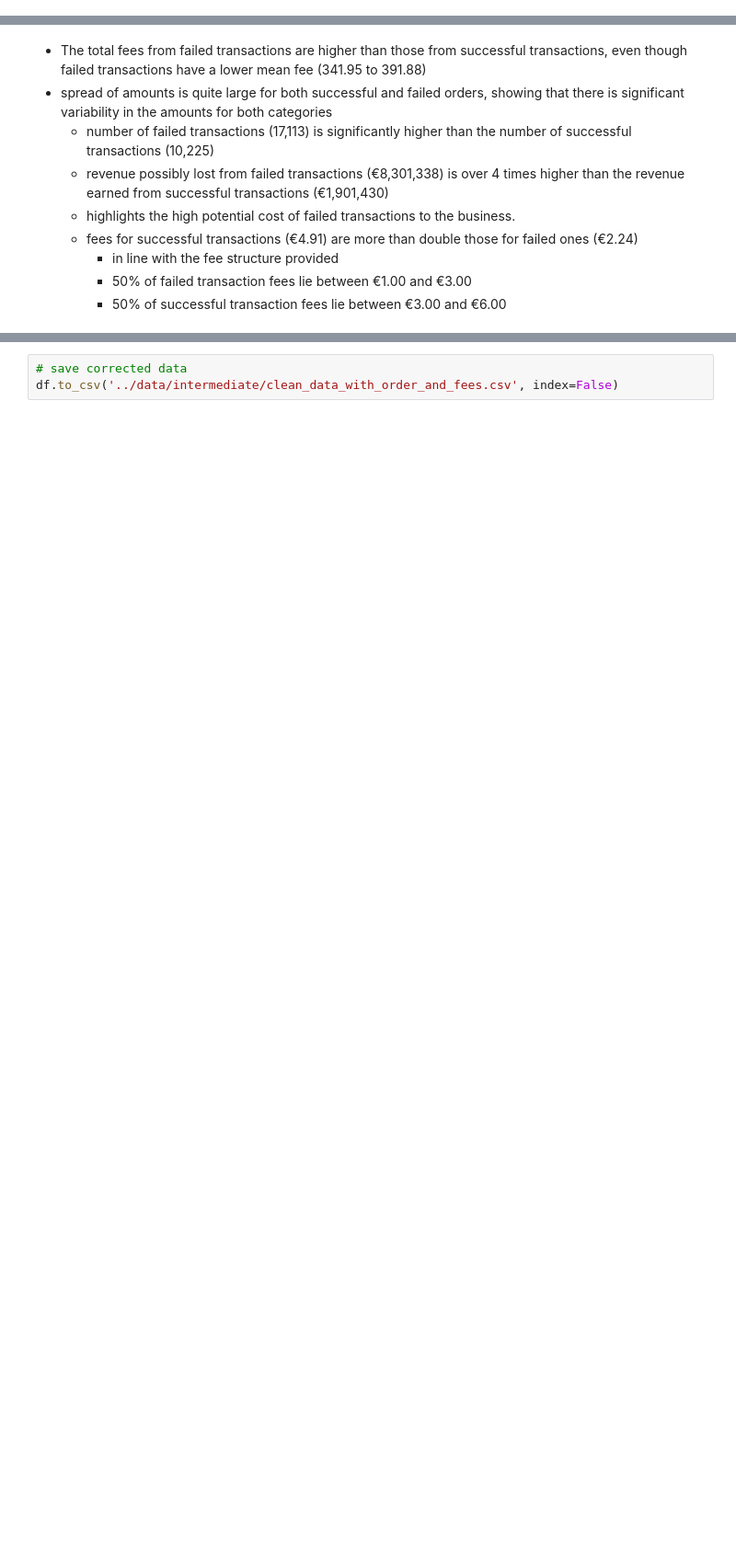
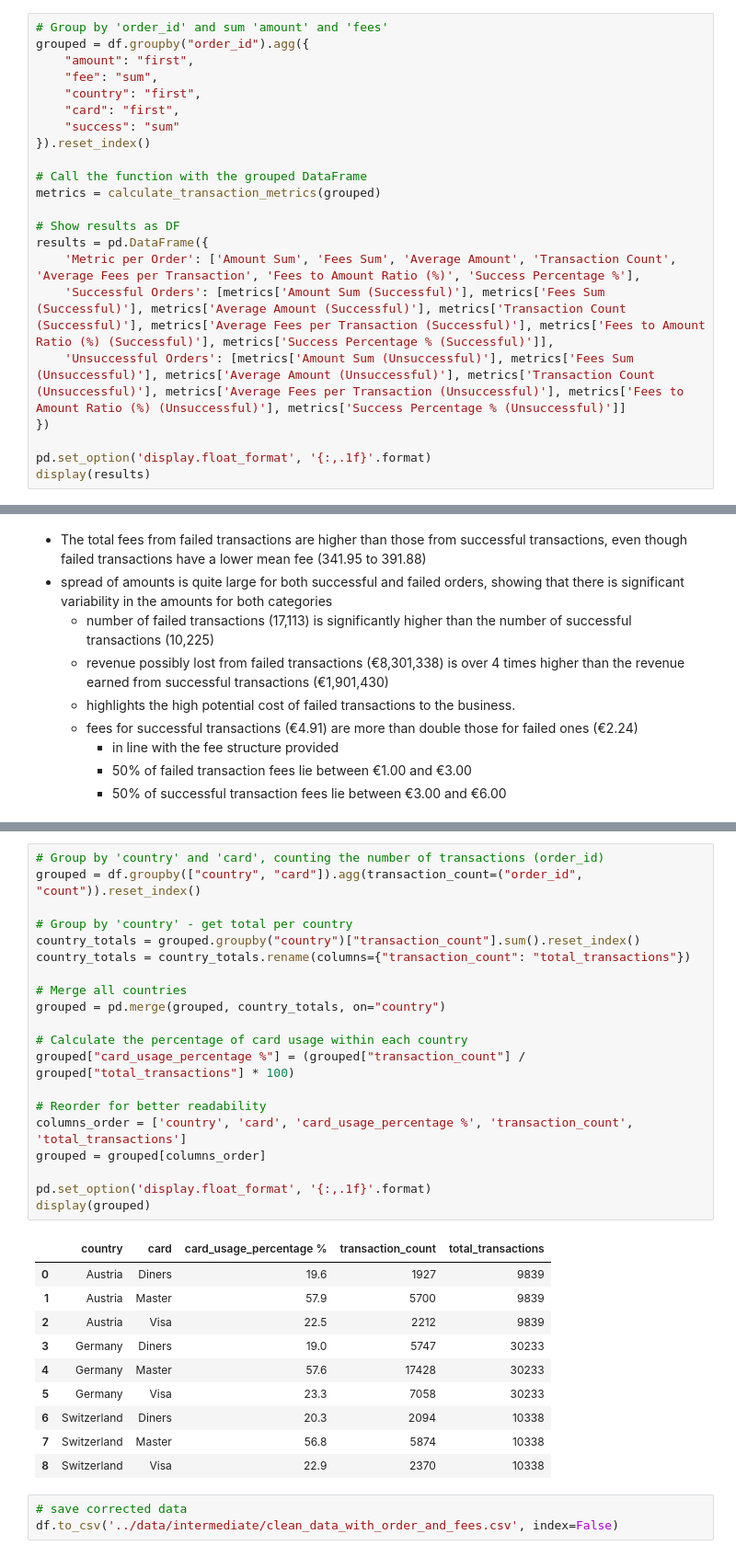
Before and after one commit to jeaend/payment_routing_optimizer, a Jupyter notebook: notebooks/02_purchase_and_cost_analysis.ipynb, the cells around one changed output, grey strips where cells are left out. Shown at 92% size. Cells and saved outputs as stored; diff of their text form; blank space fills up the shorter version.

```diff
--- a/notebooks/02_purchase_and_cost_analysis.ipynb
+++ b/notebooks/02_purchase_and_cost_analysis.ipynb
@@ -371,0 +297,22 @@ Name: amount, dtype: float64
+# %%
+# Group by 'order_id' and sum 'amount' and 'fees'
+grouped = df.groupby("order_id").agg({
+    "amount": "first",
+    "fee": "sum",
+    "country": "first",
+    "card": "first",
+    "success": "sum"
+}).reset_index()
+
+# Call the function with the grouped DataFrame
+metrics = calculate_transaction_metrics(grouped)
+
+# Show results as DF
+results = pd.DataFrame({
+    'Metric per Order': ['Amount Sum', 'Fees Sum', 'Average Amount', 'Transaction Count', 'Average Fees per Transaction', 'Fees to Amount Ratio (%)', 'Success Percentage %'],
+    'Successful Orders': [metrics['Amount Sum (Successful)'], metrics['Fees Sum (Successful)'], metrics['Average Amount (Successful)'], metrics['Transaction Count (Successful)'], metrics['Average Fees per Transaction (Successful)'], metrics['Fees to Amount Ratio (%) (Successful)'], metrics['Success Percentage % (Successful)']],
+    'Unsuccessful Orders': [metrics['Amount Sum (Unsuccessful)'], metrics['Fees Sum (Unsuccessful)'], metrics['Average Amount (Unsuccessful)'], metrics['Transaction Count (Unsuccessful)'], metrics['Average Fees per Transaction (Unsuccessful)'], metrics['Fees to Amount Ratio (%) (Unsuccessful)'], metrics['Success Percentage % (Unsuccessful)']]
+})
+
+pd.set_option('display.float_format', '{:,.1f}'.format)
+display(results)
@@ -382,3 +372,34 @@ Name: amount, dtype: float64
+# %%
+# Group by 'country' and 'card', counting the number of transactions (order_id)
+grouped = df.groupby(["country", "card"]).agg(transaction_count=("order_id", "count")).reset_index()
+
+# Group by 'country' - get total per country
+country_totals = grouped.groupby("country")["transaction_count"].sum().reset_index()
+country_totals = country_totals.rename(columns={"transaction_count": "total_transactions"})
+
+# Merge all countries
+grouped = pd.merge(grouped, country_totals, on="country")
+
+# Calculate the percentage of card usage within each country
+grouped["card_usage_percentage %"] = (grouped["transaction_count"] / grouped["total_transactions"] * 100)
+
+# Reorder for better readability
+columns_order = ['country', 'card', 'card_usage_percentage %', 'transaction_count', 'total_transactions']
+grouped = grouped[columns_order]
+
+pd.set_option('display.float_format', '{:,.1f}'.format)
+display(grouped)
+# %% [output]
+|  | country | card | card_usage_percentage % | transaction_count | total_transactions |
+| 0 | Austria | Diners | 19.6 | 1927 | 9839 |
+| 1 | Austria | Master | 57.9 | 5700 | 9839 |
+| 2 | Austria | Visa | 22.5 | 2212 | 9839 |
+| 3 | Germany | Diners | 19.0 | 5747 | 30233 |
+| 4 | Germany | Master | 57.6 | 17428 | 30233 |
+| 5 | Germany | Visa | 23.3 | 7058 | 30233 |
+| 6 | Switzerland | Diners | 20.3 | 2094 | 10338 |
+| 7 | Switzerland | Master | 56.8 | 5874 | 10338 |
+| 8 | Switzerland | Visa | 22.9 | 2370 | 10338 |
 # %%
 # save corrected data
 df.to_csv('../data/intermediate/clean_data_with_order_and_fees.csv', index=False)
```
Also changed, not shown: parts of 23 cells of this notebook, 2 other files.
